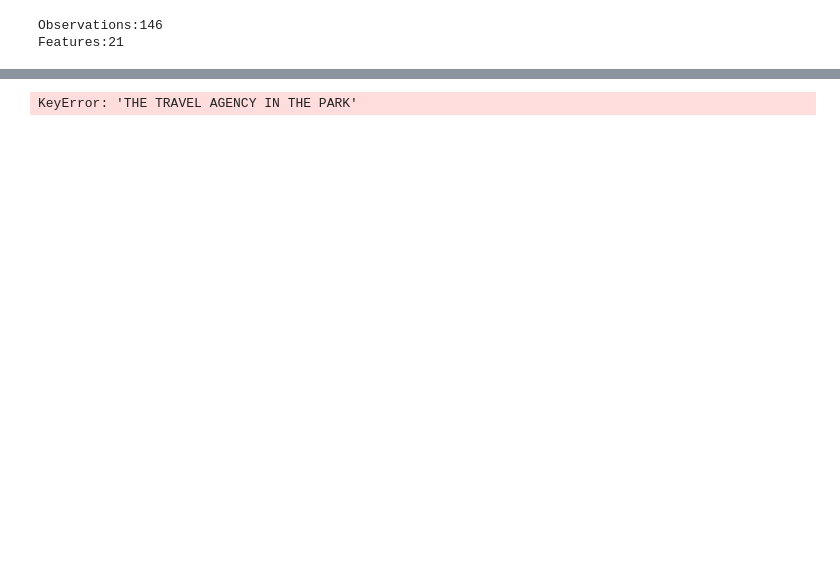
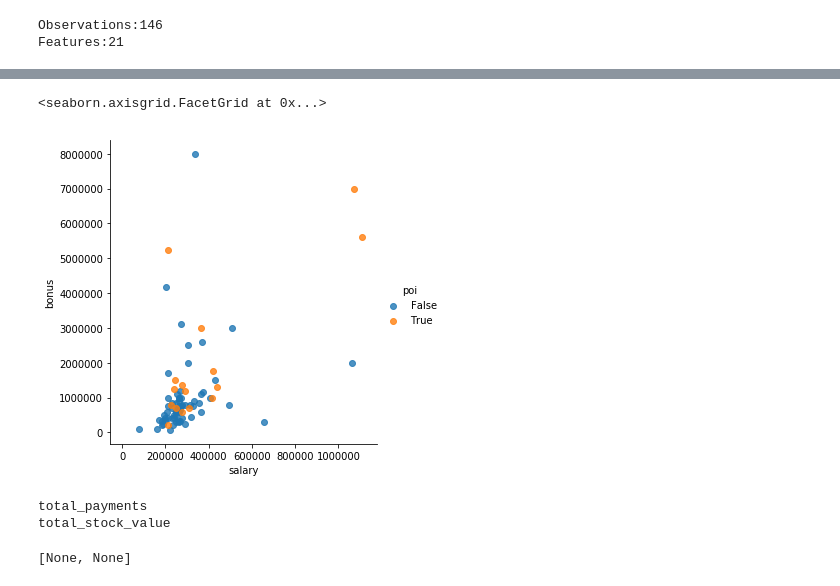
Before and after one commit to RileyMShea/ud120-projects, a Jupyter notebook: final_project/writeup.ipynb, the cells around one changed output, grey strips where cells are left out. Saved outputs shown, nothing was run; the diff lists cells and outputs as text; code cells hidden in the pictures; blank space fills up the shorter version.

```diff
--- a/final_project/writeup.ipynb
+++ b/final_project/writeup.ipynb
@@ -61,5 +244,14 @@ df.drop(index='TOTAL', inplace=True)
-# %%
-df.loc['THE TRAVEL AGENCY IN THE PARK']
-df.drop(index='THE TRAVEL AGENCY IN THE PARK', inplace=True)
-# %% [output]
-KeyError: 'THE TRAVEL AGENCY IN THE PARK'
+# %%
+# salary by bonus plot after 'TOTAL' removal
+sns.lmplot(x='salary', y='bonus', data=df,
+           fit_reg=False, # No regression line
+           hue='poi')
+# %% [output]
+<seaborn.axisgrid.FacetGrid at 0x...>
+[figure, added]
+# %%
+[print(x)for x in df.columns.to_list() if 'total' in x]
+# %% [output]
+total_payments
+total_stock_value
+[None, None]
```
Also changed, not shown: parts of 20 cells of this notebook, 12 other files.
